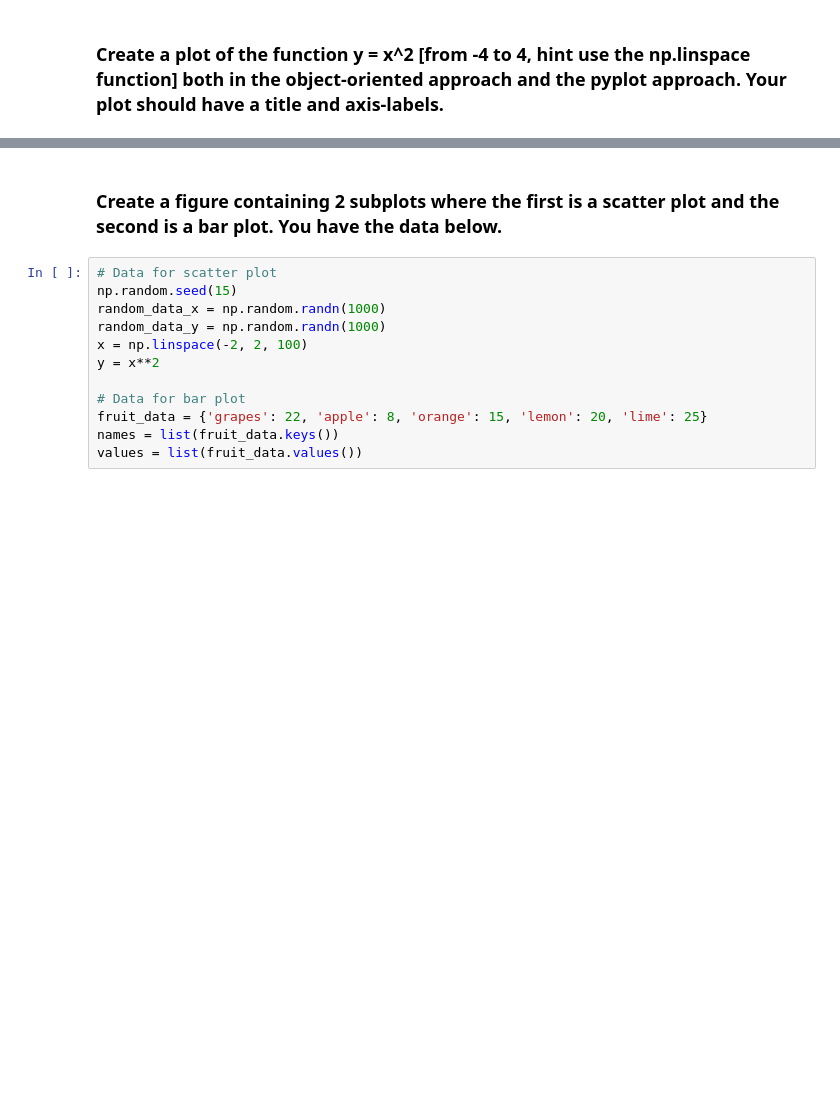
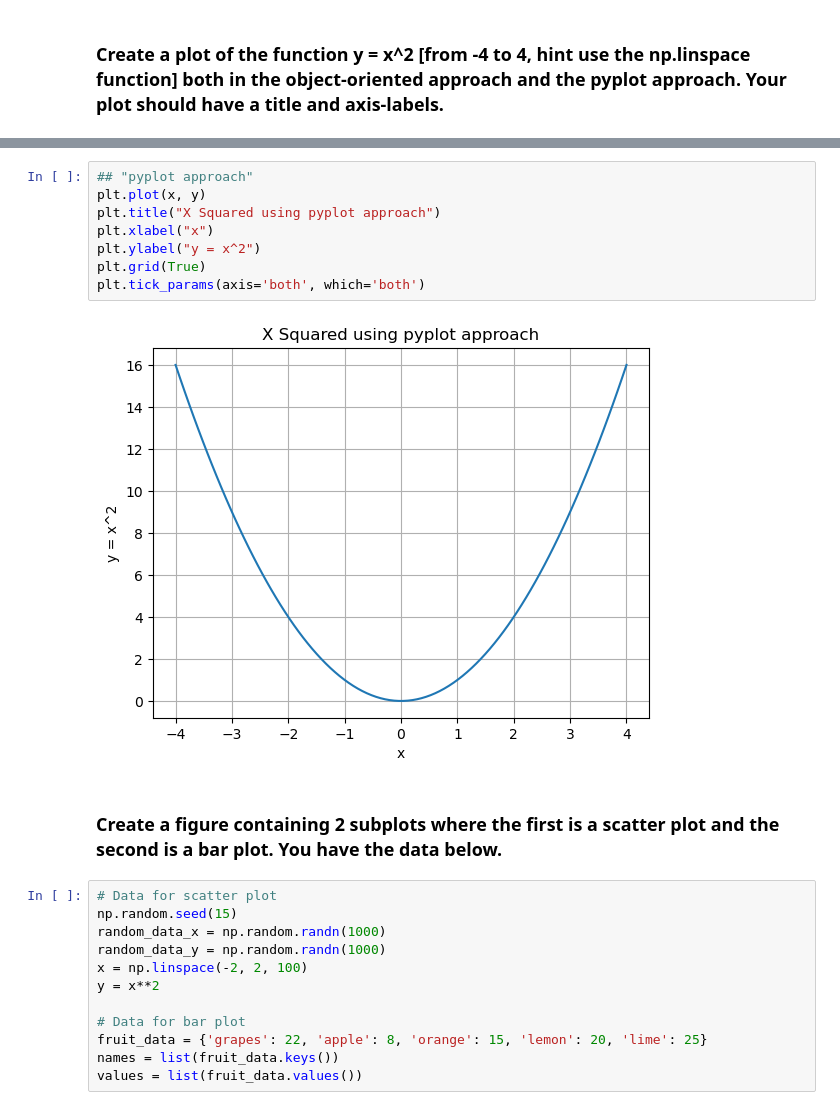
Before and after one commit to arbafax/Kunskapskontroll_2, a Jupyter notebook: kunskapskontroll_2_2_matplotlib.ipynb, the cells around one changed output, grey strips where cells are left out. Drawn from its saved outputs; the diff is of its cells as text; blank space fills up the shorter version.

```diff
--- a/kunskapskontroll_2_2_matplotlib.ipynb
+++ b/kunskapskontroll_2_2_matplotlib.ipynb
@@ -15,3 +41,13 @@ import matplotlib.pyplot as plt
+# %%
+## "pyplot approach"
+plt.plot(x, y)
+plt.title("X Squared using pyplot approach")
+plt.xlabel("x")
+plt.ylabel("y = x^2")
+plt.grid(True)
+plt.tick_params(axis='both', which='both')
+# %% [output]
+[figure, added]
 # %% [markdown]
 ### Create a figure containing 2  subplots where the first is a scatter plot and the second is a bar plot. You have the data below.
 # %%
```
Also changed, not shown: parts of 7 cells of this notebook, 1 other file.
